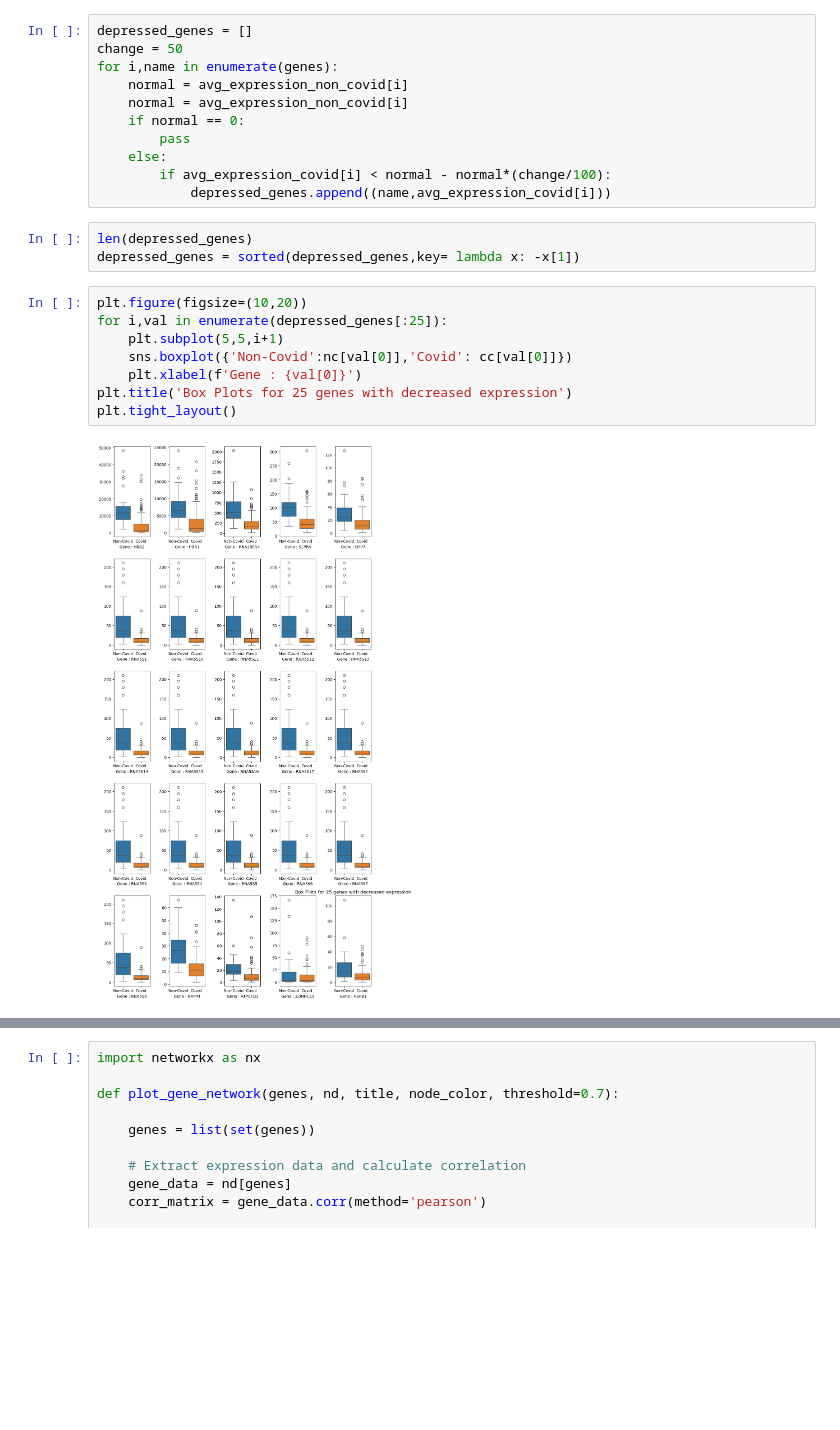
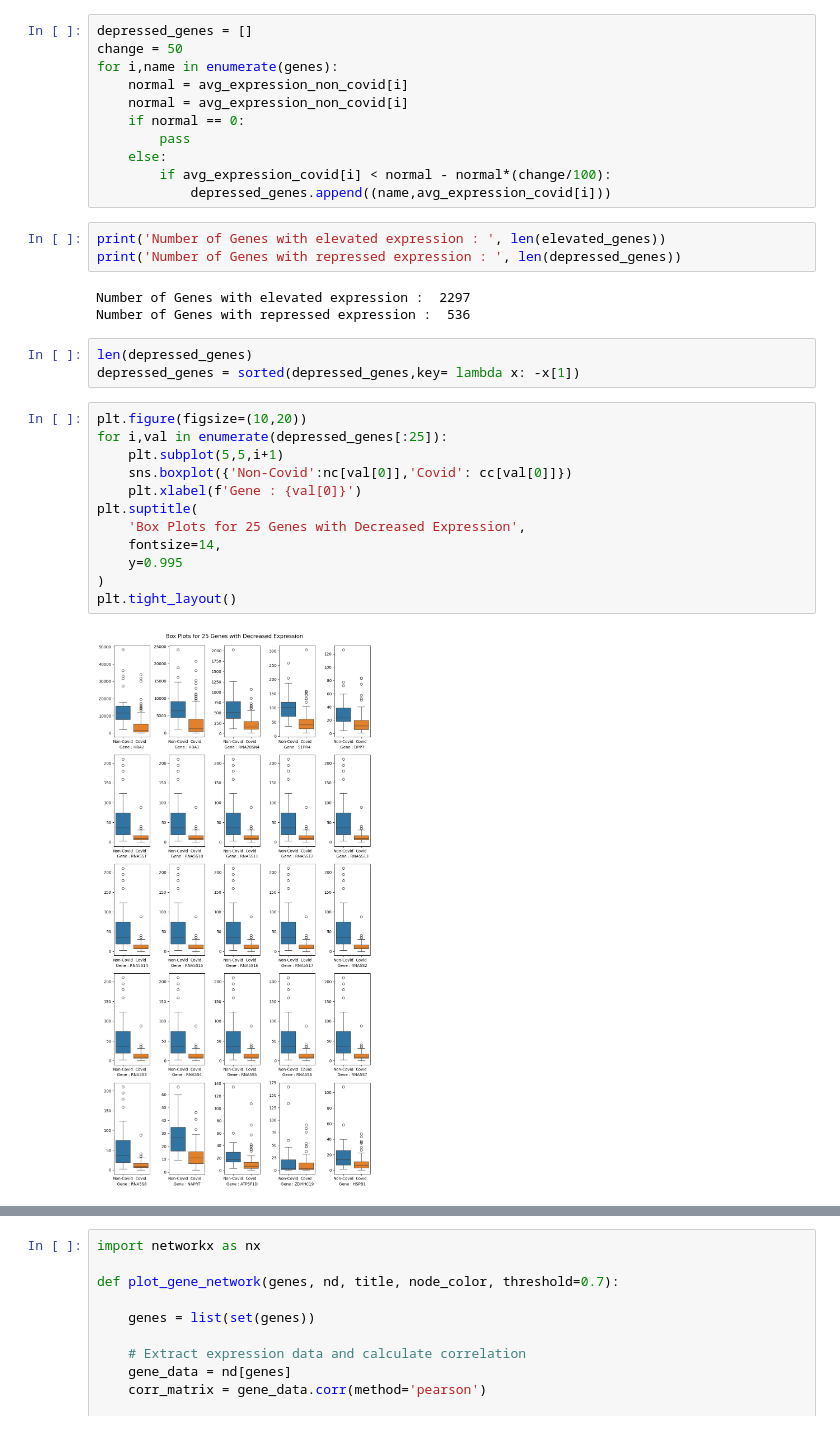
Before and after one commit to Karthik-A-P/AIBD-Project, a Jupyter notebook: EDA.ipynb, the cells around one changed output, grey strips where cells are left out. Drawn from its saved outputs; the diff is of its cells as text; blank space fills up the shorter version.

```diff
--- a/EDA.ipynb
+++ b/EDA.ipynb
@@ -141,16 +149,26 @@ for i,name in enumerate(genes):
     else:
         if avg_expression_covid[i] < normal - normal*(change/100):
             depressed_genes.append((name,avg_expression_covid[i]))
+# %%
+print('Number of Genes with elevated expression : ', len(elevated_genes))
+print('Number of Genes with repressed expression : ', len(depressed_genes))
+# %% [output]
+Number of Genes with elevated expression :  2297
+Number of Genes with repressed expression :  536
 # %%
 len(depressed_genes)
 depressed_genes = sorted(depressed_genes,key= lambda x: -x[1])
 # %%
 plt.figure(figsize=(10,20))
 for i,val in enumerate(depressed_genes[:25]):
     plt.subplot(5,5,i+1)
     sns.boxplot({'Non-Covid':nc[val[0]],'Covid': cc[val[0]]})
     plt.xlabel(f'Gene : {val[0]}')
-plt.title('Box Plots for 25 genes with decreased expression')
+plt.suptitle(
+    'Box Plots for 25 Genes with Decreased Expression',
+    fontsize=14,
+    y=0.995
+)
 plt.tight_layout()
 # %% [output]
-[figure, old version]
+[figure, new version]
```
Also changed, not shown: parts of 4 cells of this notebook.
